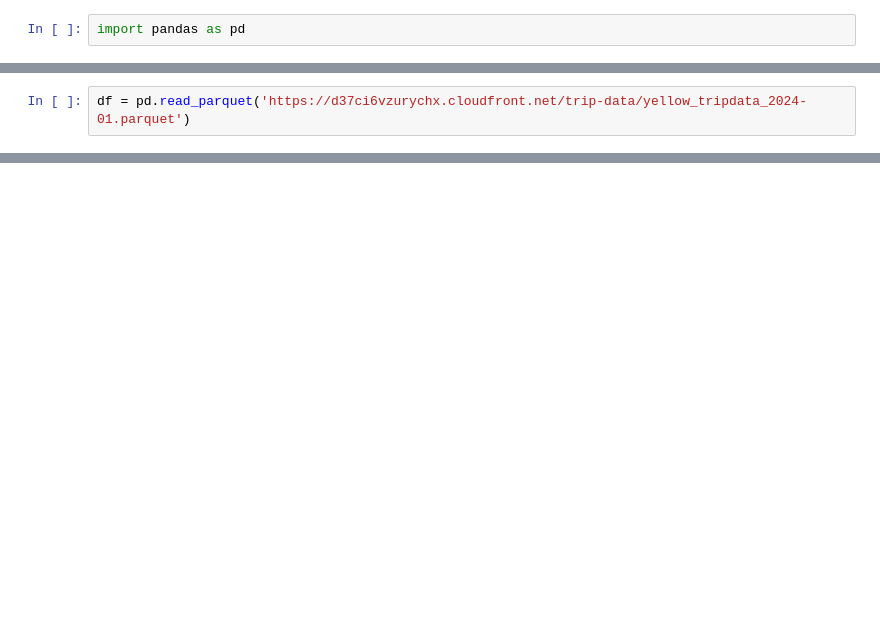
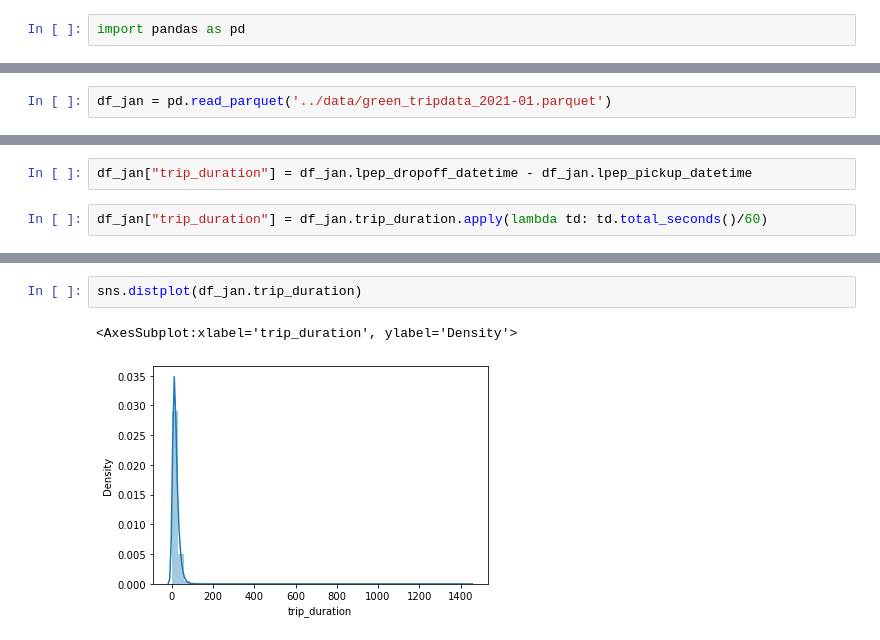
Before and after one commit to MouadEttali/mlops-zoomcamp, a Jupyter notebook: 01-intro/Untitled.ipynb, the cells around one changed output, grey strips where cells are left out. Cells and saved outputs as stored; diff of their text form; blank space fills up the shorter version.

Commit message:
add data

```diff
--- a/01-intro/Untitled.ipynb
+++ b/01-intro/Untitled.ipynb
@@ -7,2 +6,2 @@ pd.__version__
 # %%
-df = pd.read_parquet('https://d37ci6vzurychx.cloudfront.net/trip-data/yellow_tripdata_2024-01.parquet')
+df_jan = pd.read_parquet('../data/green_tripdata_2021-01.parquet')
@@ -15,0 +30,4 @@ Trying to import the above resulted in these errors:
+# %%
+df_jan["trip_duration"] = df_jan.lpep_dropoff_datetime - df_jan.lpep_pickup_datetime
+# %%
+df_jan["trip_duration"] = df_jan.trip_duration.apply(lambda td: td.total_seconds()/60)
@@ -15,0 +49,5 @@ Trying to import the above resulted in these errors:
+# %%
+sns.distplot(df_jan.trip_duration)
+# %% [output]
+<AxesSubplot:xlabel='trip_duration', ylabel='Density'>
+[figure, added]
```
Also changed, not shown: parts of 11 cells of this notebook, 4 other files.
